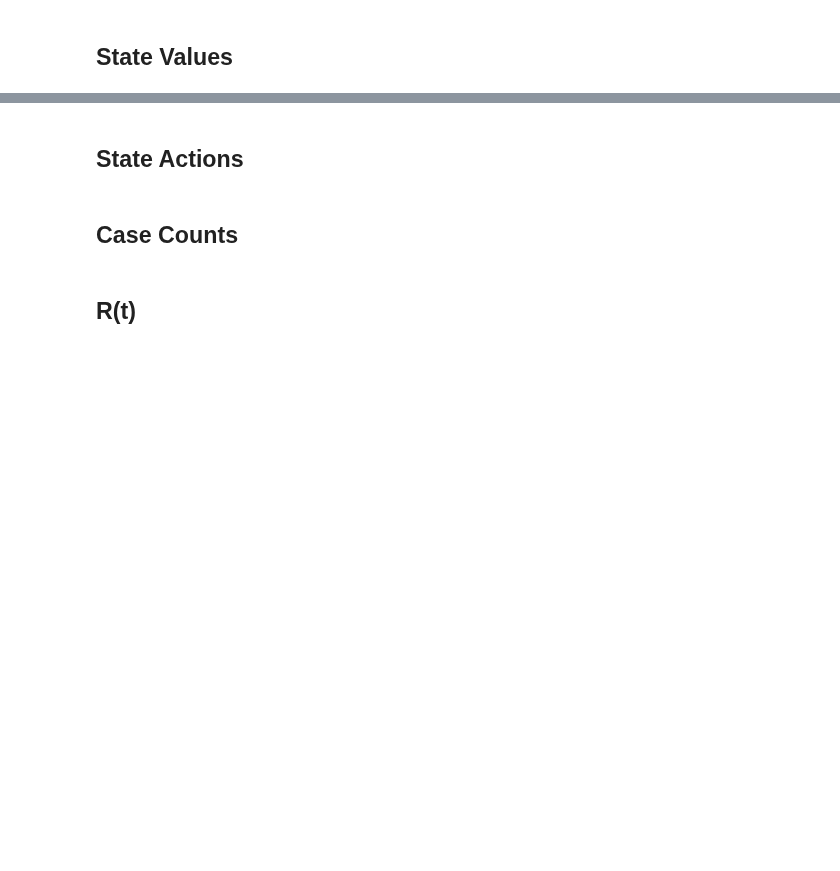
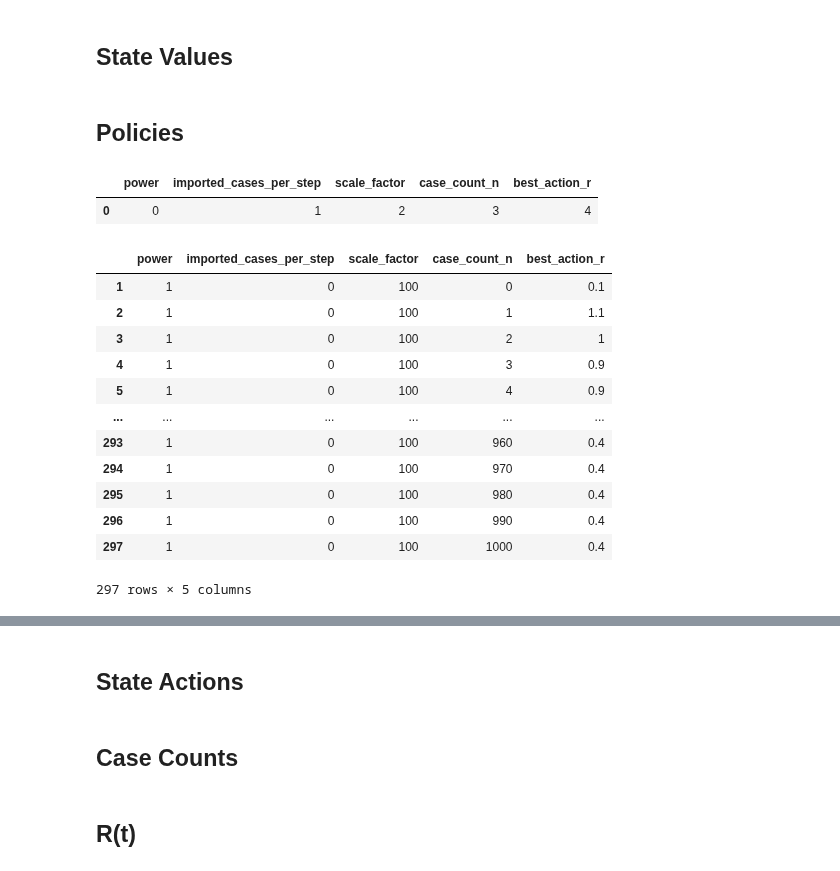
Before and after one commit to blakeelias/pandemic_RL, a Jupyter notebook: code/Cost_Functions.ipynb, the cells around one changed output, grey strips where cells are left out. Cells and saved outputs as stored; diff of their text form; code cells hidden in the pictures; blank space fills up the shorter version.

Commit message:
Convert results to Pandas dataframe

```diff
--- a/code/Cost_Functions.ipynb
+++ b/code/Cost_Functions.ipynb
@@ -384,2 +379,4 @@ max_diff = 123.37639067616146
 # %% [markdown]
 ## State Values
+# %% [markdown]
+## Policies
@@ -385,0 +385,30 @@ max_diff = 123.37639067616146
+# %%
+df = pd.DataFrame(columns=['power', 'imported_cases_per_step', 'scale_factor', 'case_count_n', 'best_action_r'])
+df
+# %% [output]
+|  | power | imported_cases_per_step | scale_factor | case_count_n | best_action_r |
+| 0 | 0 | 1 | 2 | 3 | 4 |
+# %%
+for key in policy_table:
+    best_action_idx = policy_table[key]['best_action_idx']
+    for (state_idx, action_idx) in enumerate(best_action_idx):
+        key_dict = dict(key)
+        key_dict['case_count_n'] = states[state_idx]
+        key_dict['best_action_r'] = actions[int(action_idx)]
+        df.loc[len(df)] = key_dict
+# %%
+df[df['power'] == 1][df['imported_cases_per_step'] == 0][df['scale_factor'] == 100]
+# %% [output]
+|  | power | imported_cases_per_step | scale_factor | case_count_n | best_action_r |
+| 1 | 1 | 0 | 100 | 0 | 0.1 |
+| 2 | 1 | 0 | 100 | 1 | 1.1 |
+| 3 | 1 | 0 | 100 | 2 | 1 |
+| 4 | 1 | 0 | 100 | 3 | 0.9 |
+| 5 | 1 | 0 | 100 | 4 | 0.9 |
+| ... | ... | ... | ... | ... | ... |
+| 293 | 1 | 0 | 100 | 960 | 0.4 |
+| 294 | 1 | 0 | 100 | 970 | 0.4 |
+| 295 | 1 | 0 | 100 | 980 | 0.4 |
+| 296 | 1 | 0 | 100 | 990 | 0.4 |
+| 297 | 1 | 0 | 100 | 1000 | 0.4 |
+297 rows × 5 columns
```
Also changed, not shown: parts of 13 cells of this notebook.
